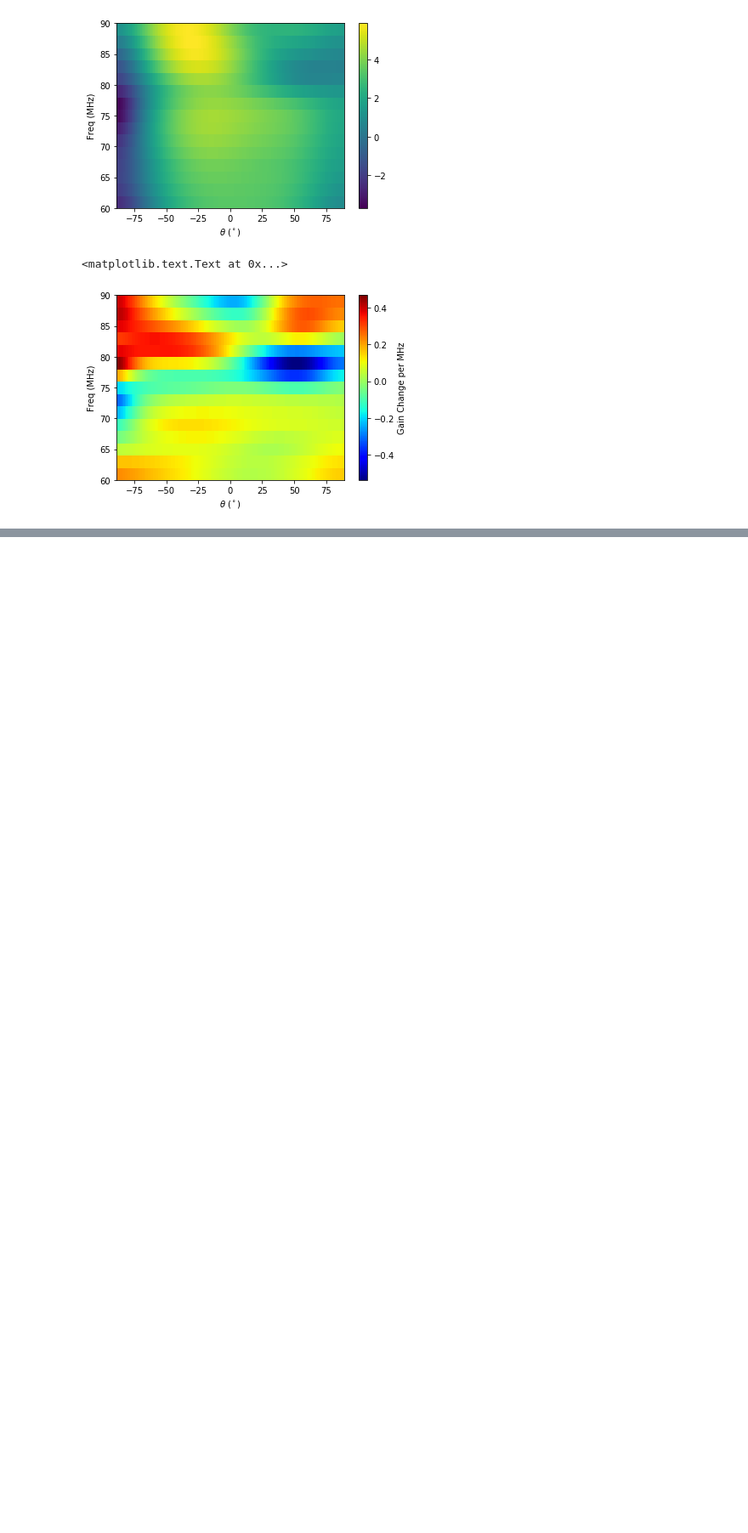
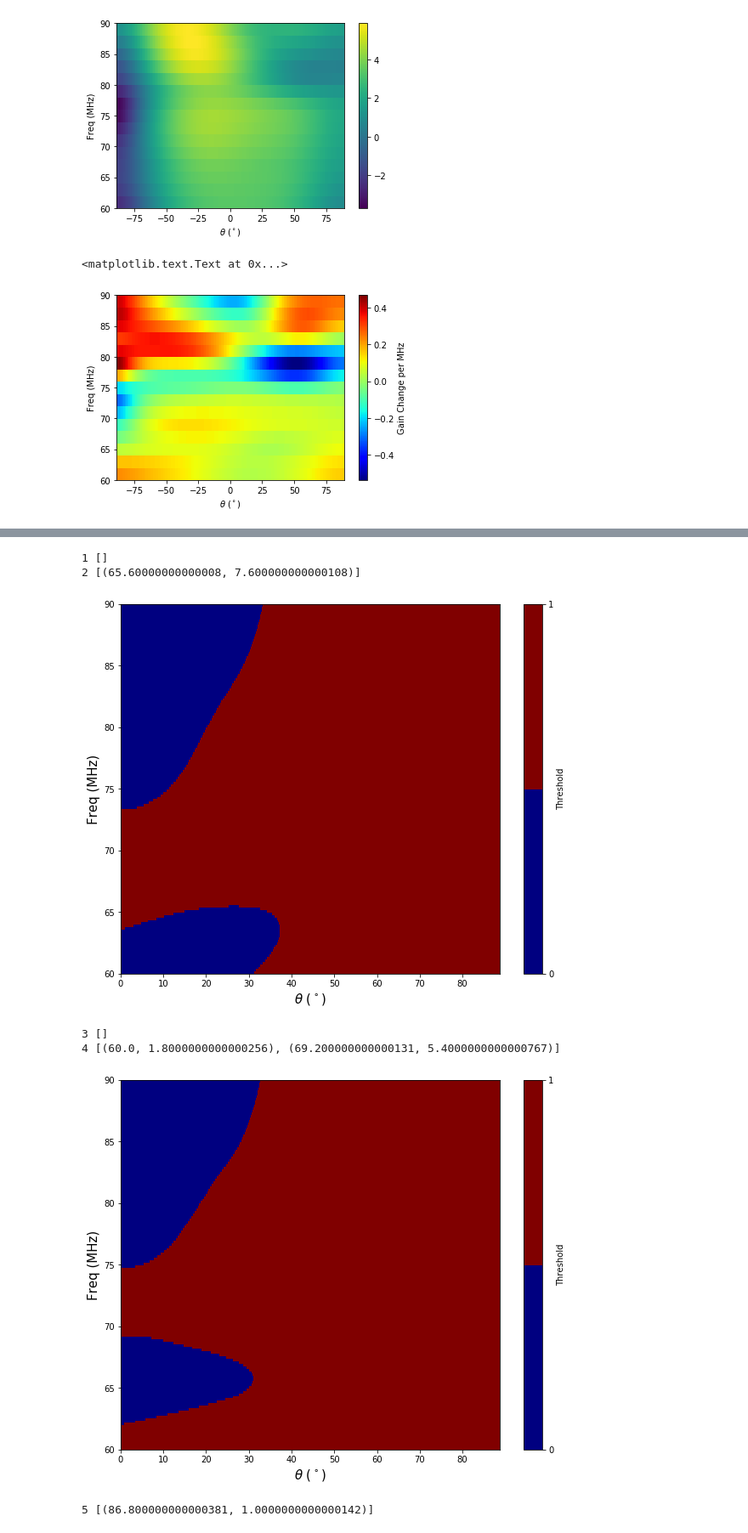
Before and after one commit to saint-germain/MIST, a Jupyter notebook: antennaplots.ipynb, the cells around one changed output, grey strips where cells are left out. Shown: that part at 85% size. Cells and saved outputs as stored; diff of their text form; code cells hidden in the pictures; blank space fills up the shorter version.

```diff
--- a/antennaplots.ipynb
+++ b/antennaplots.ipynb
@@ -151,0 +148,10 @@ array([[-0.07782905, -0.07780764, -0.07778088, ...,  0.00037664,
+# %%
+xx = range(len(coll))
+yy = coll
+intervals=[]
+for group in groupby(iter(xx), lambda x: yy[x]):
+    ix=group[0]
+    if ix==1:
+        li=list(group[1])
+        fini=yprueba[li[0]]
+        intervals+=[(fini,yprueba[li[-1]]-fini)]
@@ -151,0 +162,65 @@ array([[-0.07782905, -0.07780764, -0.07778088, ...,  0.00037664,
+# %%
+eval=[]
+farr=[]
+threshold=0.02
+for i in range(1,11):
+    fold='c'+str(i)
+    ori=90 #deg
+    delf=1 # MHz
+    fmin=60 #MHz
+    fmax=91 #MHz
+    rf=range(fmin,fmax,delf)
+    ar=[]
+    for fr in rf:
+        fname=fold+'/Gain %i MHz phi=%i.csv'%(fr,ori)
+        dum=pd.read_csv(fname,names=['theta','gain'],skiprows=1)
+        dum=dum[np.isfinite(dum.gain)]
+        ar+=[list(dum.gain)]
+    ar=np.array(ar)
+    rt=list(dum.theta)
+    x,y=np.meshgrid(rt,rf)
+    deriv=np.gradient(ar,delf)
+    bvsp90=interpolate.RectBivariateSpline(rf,rt,ar,s=1)
+    dx290este, dy290este = 0.2, 0.2
+    xprueba = np.arange(0, 89, dx290este) # este
+    yprueba = np.arange(fmin, fmax, dy290este)
+    Xprueba, Yprueba = np.meshgrid(xprueba,yprueba)
+    Zprueba = bvsp90(yprueba, xprueba)
+    derivbspl90prueba=np.gradient(Zprueba,dx290este)
+    masked=np.abs(derivbspl90prueba[0])<threshold
+    coll=np.prod(masked,axis=1)
+    coll=coll[yprueba<90]
+    xx = range(len(coll))
+    yy = coll
+    intervals=[]
+    for group in groupby(iter(xx), lambda x: yy[x]):
+        ix=group[0]
+        if ix==1:
+            li=list(group[1])
+            fini=yprueba[li[0]]
+            intervals+=[(fini,yprueba[li[-1]]-fini)]
+    print(i,intervals)
+    if len(intervals)>0:
+        ffile=fold+'_intervals.txt'
+        farr+=[ffile]
+        np.savetxt(ffile,intervals) # (fini, deltaf) for each band
+        plt.figure(figsize=(10,8))
+        plt.pcolor(xprueba,yprueba,masked,cmap=plt.cm.get_cmap('jet', 2))
+        plt.colorbar(ticks=range(2),label='Threshold')
+        plt.ylim(60,90)
+        plt.ylabel('Freq (MHz)',fontsize=15)
+        plt.xlabel(r'$\theta$ ($^\circ$)',fontsize=15)
+        plt.show()
+        if len(intervals)>1:
+            franges=[intervals[i][1] for i in range(len(intervals))]
+        else:
+            franges=intervals[0][1]
+        eval+=[(i,len(intervals),np.max(franges),np.sum(franges))]
+# %% [output]
+1 []
+2 [(65.60000000000008, 7.600000000000108)]
+[figure, added]
+3 []
+4 [(60.0, 1.8000000000000256), (69.200000000000131, 5.4000000000000767)]
+[figure, added]
+5 [(86.800000000000381, 1.0000000000000142)]
```
Also changed, not shown: parts of 14 cells of this notebook, 3 other files.
